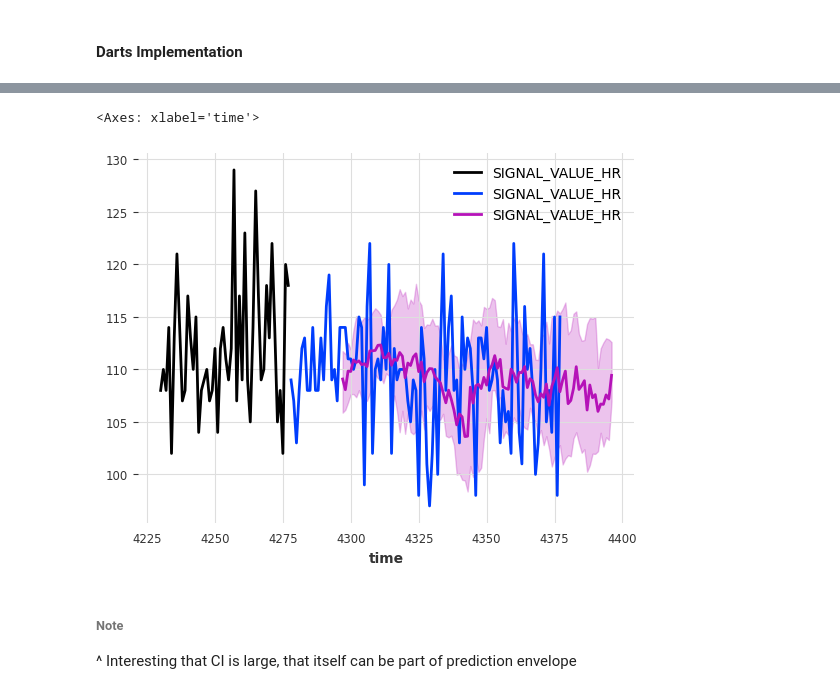
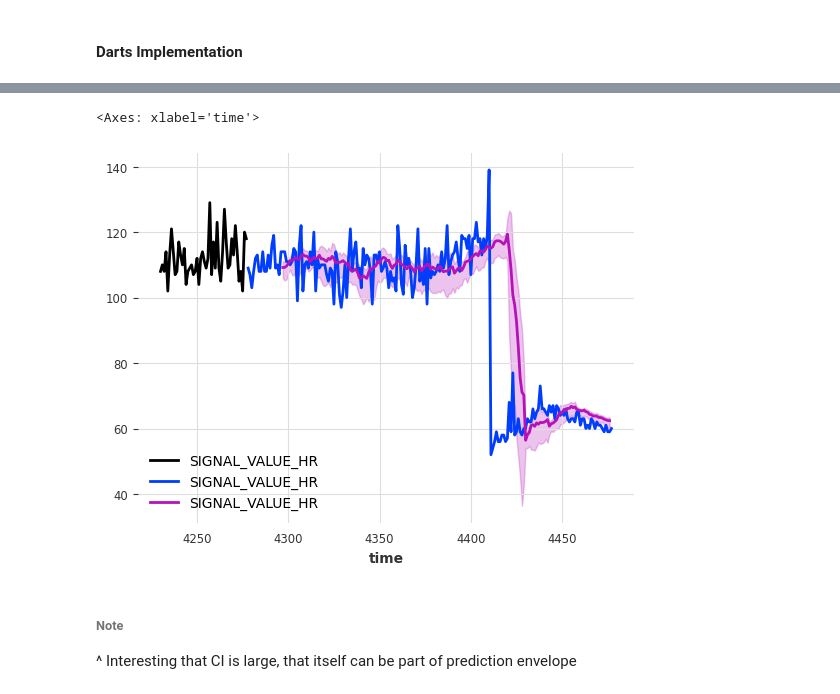
Before and after one commit to dknapp17/ts-dl, a Jupyter notebook: heart-rate-prediction.ipynb, the cells around one changed output, grey strips where cells are left out. Drawn from its saved outputs; the diff is of its cells as text; code cells hidden in the pictures.

```diff
--- a/heart-rate-prediction.ipynb
+++ b/heart-rate-prediction.ipynb
@@ -1285,10 +1149,10 @@ for ts in ts_dl_sample:
 # %%
-from darts.dataprocessing.transformers import Scaler
+# from darts.dataprocessing.transformers import Scaler
 
-scaler = Scaler()  # default uses sklearn's MinMaxScaler
-train = scaler.fit_transform(train)
-val = scaler.transform(val)
-test = scaler.transform(test)
+# scaler = Scaler()  # default uses sklearn's MinMaxScaler
+# train = scaler.fit_transform(train)
+# val = scaler.transform(val)
+# test = scaler.transform(test)
 # %%
 def create_params(
     input_chunk_length: int,
@@ -1333,6 +1197,7 @@ def create_params(
     # optimizer_cls = torch.optim.Adam
     optimizer_kwargs = {
         "lr": 1e-4,
+        "weight_decay":1e-4
     }
 
     # learning rate scheduler
@@ -1376,6 +1241,7 @@ model_tsm = TSMixerModel(
         full_training=full_training,
     ),
     use_static_covariates=use_static_covariates,
+    dropout=0.5,
     model_name="tsm",
 )
 
@@ -1386,6 +1252,7 @@ model_tfm = TFTModel(
         full_training=full_training
     ),
     use_static_covariates=use_static_covariates,
+    dropout=0.5,
     add_relative_index=True,
     model_name="tfm",
 )
@@ -1464,15 +1331,17 @@ def historical_forecasts(model):
     (stride) is also 24 hours.
     """
     hfc = model.historical_forecasts(
-        series=test,
+        series=test[:5],
         forecast_horizon=forecast_horizon,
         stride=1,
         last_points_only=True,
         retrain=False,
-        num_samples=num_samples,
+        num_samples=num_samples, # was num_samples
+        # predict_likelihood_parameters = True, # did not exist
         verbose=True,
+        predict_kwargs = {"mc_dropout":True}
     )
-    return scaler.inverse_transform(hfc)
+    return [scaler.inverse_transform(ts) for ts in hfc]
 
 
 def backtest(model, hfc, name):
@@ -1482,7 +1351,7 @@ def backtest(model, hfc, name):
     metric_kwargs = [{"q": q} for q in evaluate_quantiles]
     metrics = [mql for _ in range(len(evaluate_quantiles))]
     bt = model.backtest(
-        series=ts_dl_sample,
+        series=test[:5],
         historical_forecasts=hfc,
         last_points_only=True,
         metric=metrics,
@@ -1560,11 +1439,11 @@ hfcs['TSM'][0]['SIGNAL_VALUE_HR'].plot()
 # %%
 # scaler.inverse_transform(train)[0].plot()
 scaler.inverse_transform(val)[0].tail(48)['SIGNAL_VALUE_HR'].plot()
-scaler.inverse_transform(test)[0].head(100)['SIGNAL_VALUE_HR'].plot()
-hfcs['TFM'][0].head(100)['SIGNAL_VALUE_HR'].plot()
+scaler.inverse_transform(test)[0].head(200)['SIGNAL_VALUE_HR'].plot()
+hfcs['TFM'][0].head(180)['SIGNAL_VALUE_HR'].plot()
 # %% [output]
 <Axes: xlabel='time'>
-[figure, old version]
+[figure, new version]
 # %% [markdown]
 ###### Note
 ^ Interesting that CI is large, that itself can be part of prediction envelope
```
Also changed, not shown: parts of 71 cells of this notebook.
